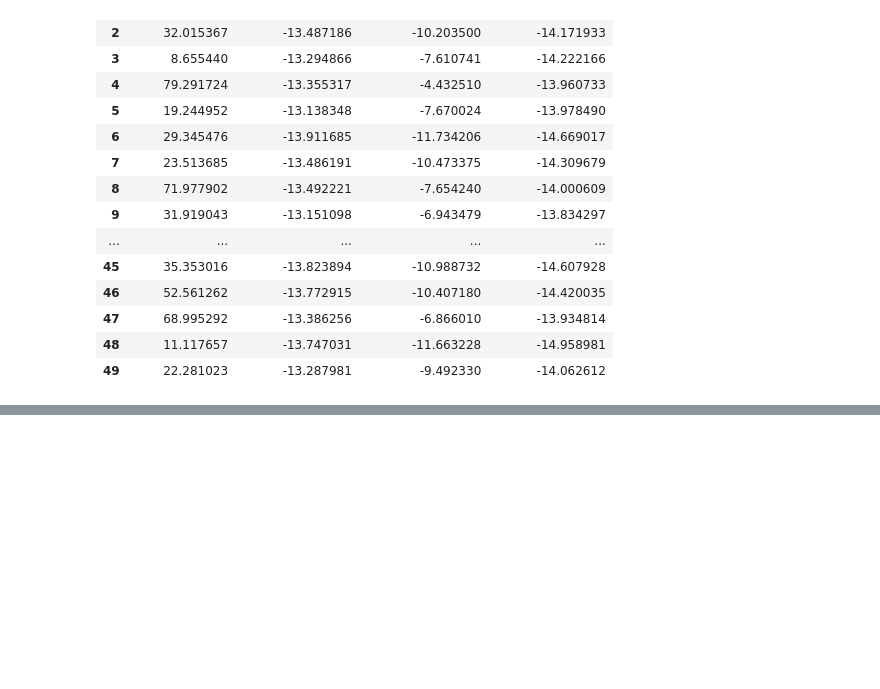
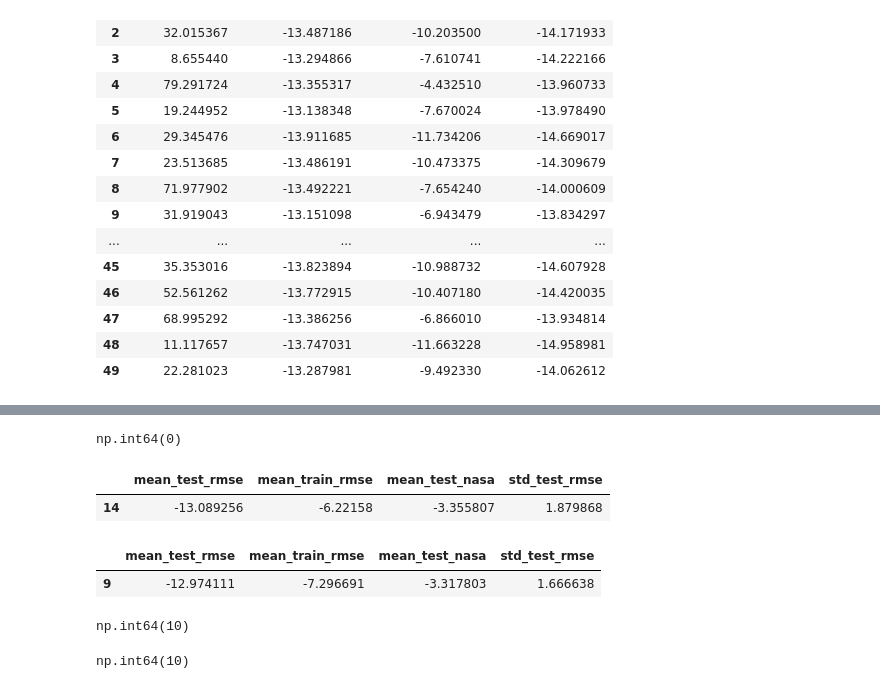
Before and after one commit to nils-pt/turbofan, a Jupyter notebook: notebooks/05_tuning.ipynb, the cells around one changed output, grey strips where cells are left out. Cells and saved outputs as stored; diff of their text form; code cells hidden in the pictures; blank space fills up the shorter version.

```diff
--- a/notebooks/05_tuning.ipynb
+++ b/notebooks/05_tuning.ipynb
@@ -216,0 +245,14 @@ display(res_rf[["mean_fit_time", "mean_test_rmse", "mean_train_rmse", "split0_te
+# %%
+res_lgbm.isna().sum().sum()
+# %% [output]
+np.int64(0)
+# %%
+res_rf[res_rf["rank_test_rmse"]==1][["mean_test_rmse", "mean_train_rmse", "mean_test_nasa", "std_test_rmse"]]
+# %% [output]
+|  | mean_test_rmse | mean_train_rmse | mean_test_nasa | std_test_rmse |
+| 14 | -13.089256 | -6.22158 | -3.355807 | 1.879868 |
+# %%
+res_lgbm[res_lgbm["rank_test_rmse"]==1][["mean_test_rmse", "mean_train_rmse", "mean_test_nasa", "std_test_rmse"]]
+# %% [output]
+|  | mean_test_rmse | mean_train_rmse | mean_test_nasa | std_test_rmse |
+| 9 | -12.974111 | -7.296691 | -3.317803 | 1.666638 |
@@ -216,0 +266,4 @@ display(res_rf[["mean_fit_time", "mean_test_rmse", "mean_train_rmse", "split0_te
+# %%
+(lgbm_tuned_folds<lgbm_default_folds).sum()
+# %% [output]
+np.int64(10)
@@ -216,0 +274,4 @@ display(res_rf[["mean_fit_time", "mean_test_rmse", "mean_train_rmse", "split0_te
+# %%
+(rf_tuned_folds<rf_default_folds).sum()
+# %% [output]
+np.int64(10)
```
Also changed, not shown: parts of 24 cells of this notebook.
